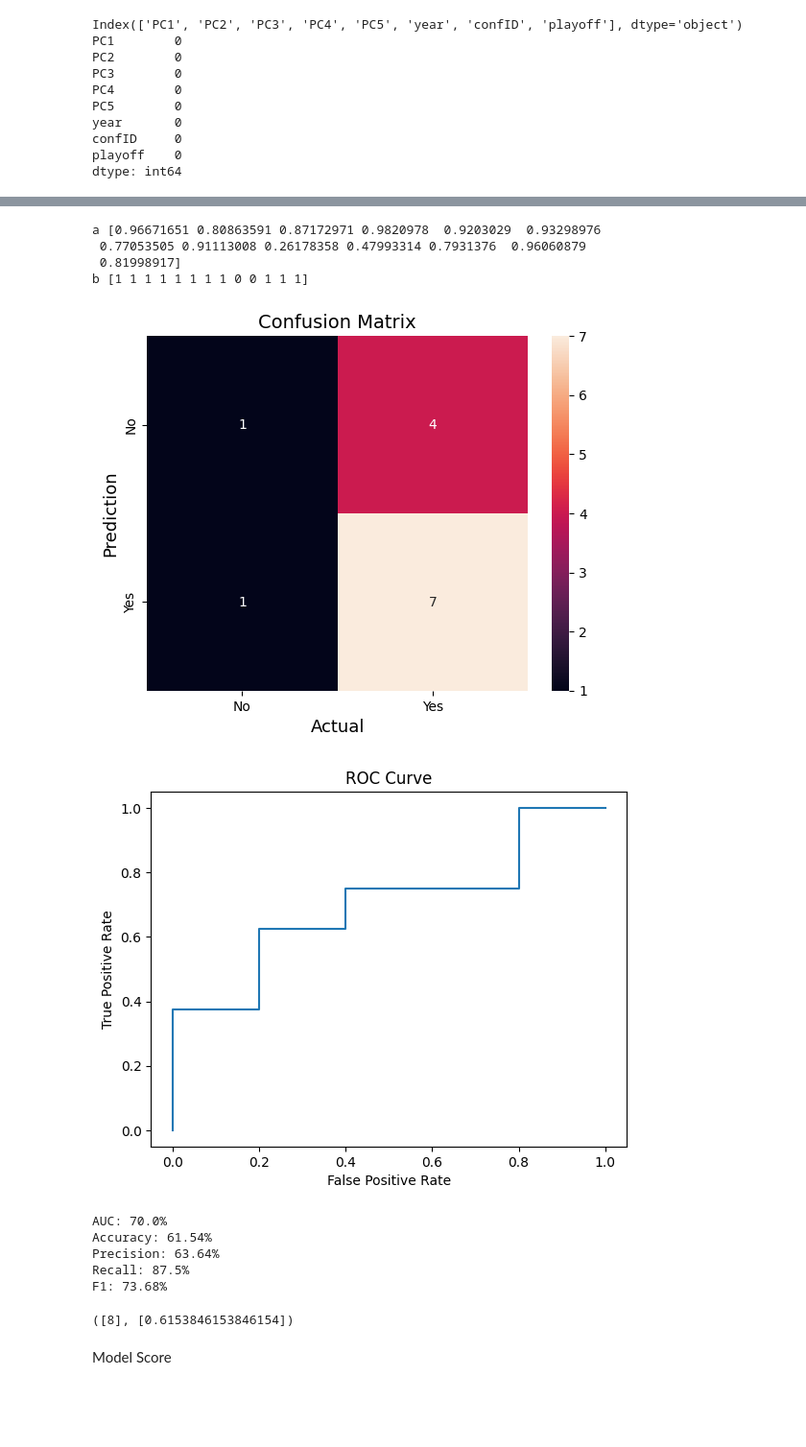
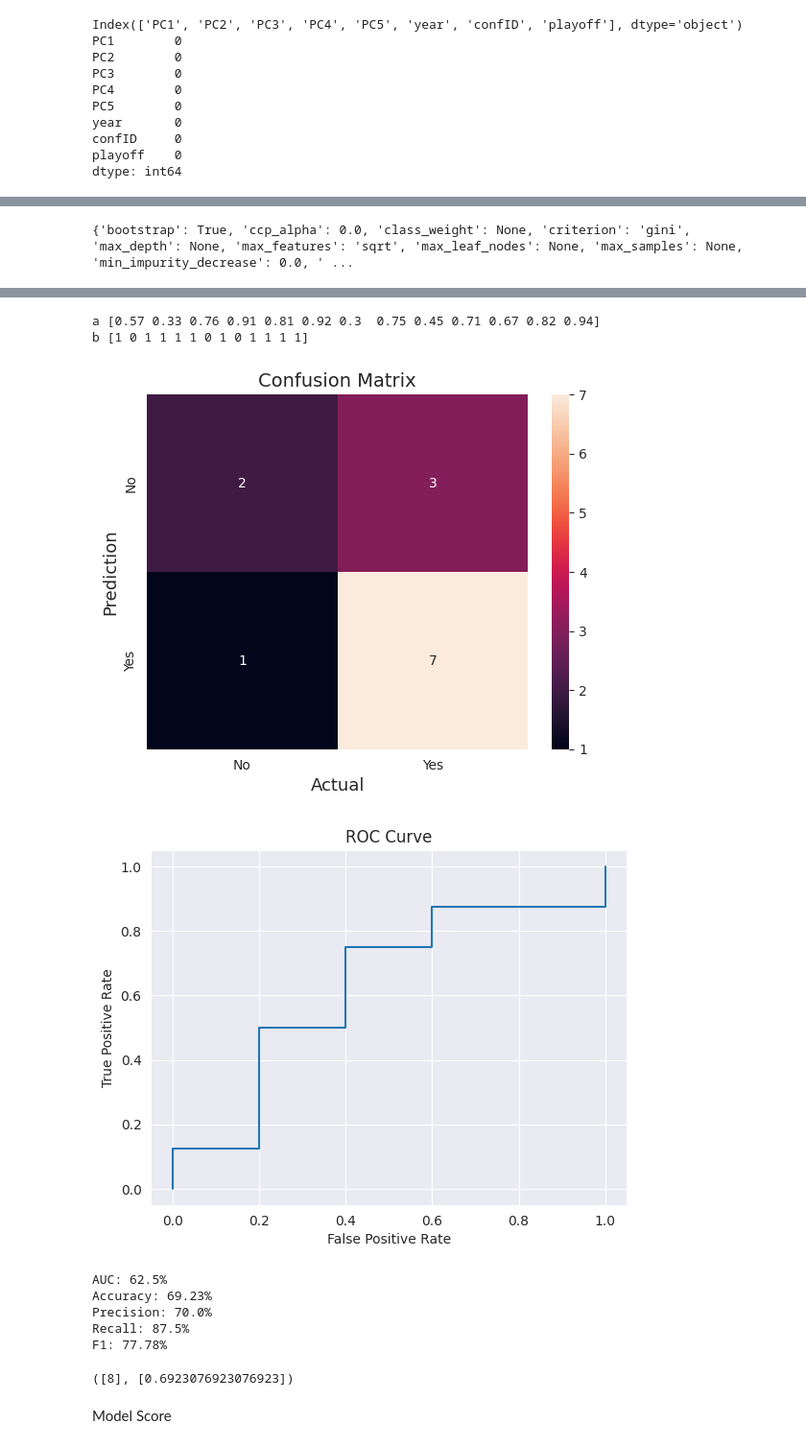
Before and after one commit to DanielRodrigues08/AC-FEUP, a Jupyter notebook: classification.ipynb, the cells around one changed output, grey strips where cells are left out. Shown at 96% size. Saved outputs shown, nothing was run; the diff lists cells and outputs as text; code cells hidden in the pictures; blank space fills up the shorter version.

```diff
--- a/classification.ipynb
+++ b/classification.ipynb
@@ -207,11 +207,16 @@ dtype: int64
 # sn.heatmap(df.corr(), annot = True, fmt = '.2f')
 # plt.show()
 # %%
+from sklearn.ensemble import BaggingClassifier, AdaBoostClassifier, GradientBoostingClassifier, RandomForestClassifier
 from sklearn.svm import SVC
 
 clf = DecisionTreeClassifier()
 mlp = MLPClassifier()
 svm  = SVC(probability=True, kernel="linear")
+bagging = BaggingClassifier()
+ada_boost = AdaBoostClassifier()
+gradient_boost = GradientBoostingClassifier()
+random_forest = RandomForestClassifier()
 # %%
 from sklearn.metrics import accuracy_score, precision_score, recall_score, f1_score, confusion_matrix, roc_auc_score, roc_curve
 import seaborn as sns
@@ -282,6 +287,8 @@ def train_model_validation(year, model, data, label, param_grid):
     model.fit(train_data.drop([label, "sampleWeight"], axis=1), train_data[label])
 
     train_sizes, train_scores, val_scores = learning_curve(model, X_train, y_train, cv=None)
+
+    print(model.get_params())
 
     if year == 8:
         plt.plot(train_sizes, train_scores.mean(axis=1), label='Training score')
@@ -334,7 +341,7 @@ def train_evaluate_decision_tree_graph(model, data):
     return years_tested, accuracy_scores
 
 
-train_evaluate_decision_tree_graph(lr, df)
+train_evaluate_decision_tree_graph(random_forest, df)
 # %% [output]
 A value is trying to be set on a copy of a slice from a DataFrame
 
@@ -369,0 +378 @@ See the caveats in the documentation: https://pandas.pydata.org/pandas-docs/stab
+{'bootstrap': True, 'ccp_alpha': 0.0, 'class_weight': None, 'criterion': 'gini', 'max_depth': None, 'max_features': 'sqrt', 'max_leaf_nodes': None, 'max_samples': None, 'min_impurity_decrease': 0.0, ' ...
@@ -371,15 +380,13 @@ See the caveats in the documentation: https://pandas.pydata.org/pandas-docs/stab
-a [0.96671651 0.80863591 0.87172971 0.9820978  0.9203029  0.93298976
- 0.77053505 0.91113008 0.26178358 0.47993314 0.7931376  0.96060879
- 0.81998917]
-b [1 1 1 1 1 1 1 1 0 0 1 1 1]
+a [0.57 0.33 0.76 0.91 0.81 0.92 0.3  0.75 0.45 0.71 0.67 0.82 0.94]
+b [1 0 1 1 1 1 0 1 0 1 1 1 1]
-[figure, old version]
+[figure, new version]
-[figure, old version]
+[figure, new version]
-AUC: 70.0%
-Accuracy: 61.54%
-Precision: 63.64%
-Recall: 87.5%
-F1: 73.68%
-([8], [0.6153846153846154])
+AUC: 62.5%
+Accuracy: 69.23%
+Precision: 70.0%
+Recall: 87.5%
+F1: 77.78%
+([8], [0.6923076923076923])
 # %% [markdown]
  Model Score
 # %%
```
Also changed, not shown: parts of 3 cells of this notebook.
